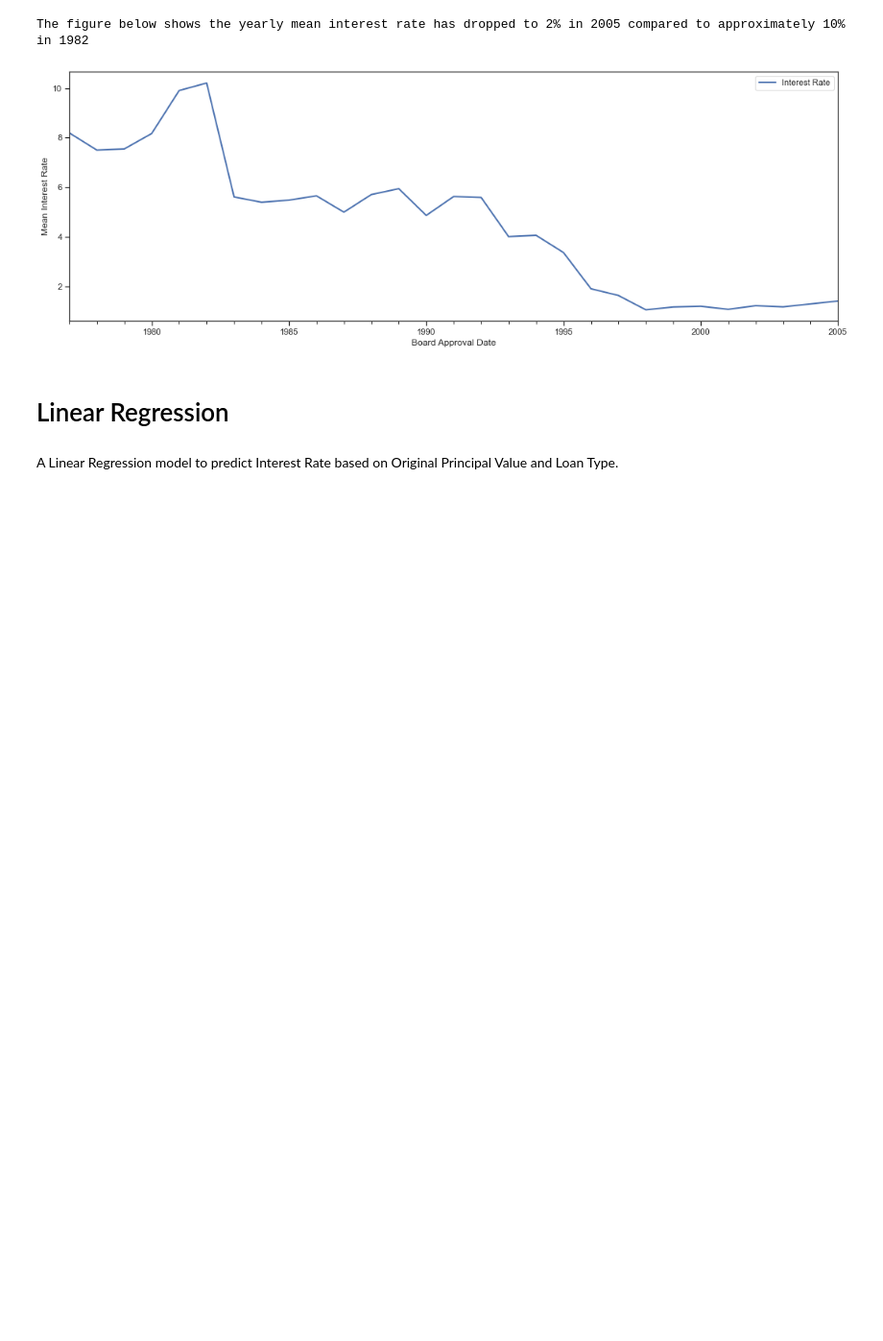
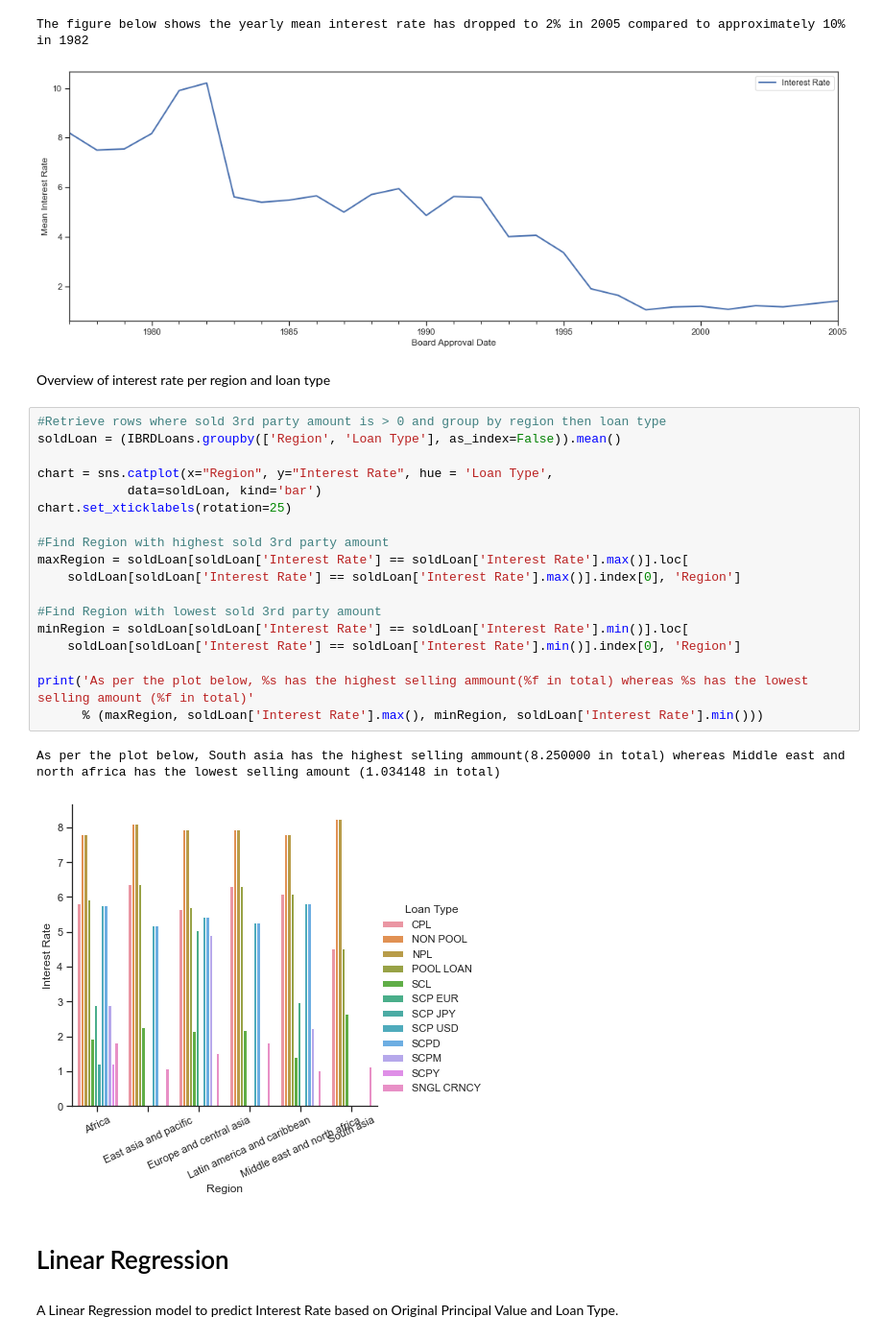
Before and after one commit to nataliay/Portfolio, a Jupyter notebook: IBRD Statement of Loans/IBRD Statement of Loans.ipynb, the cells around one changed output. Shown at 96% size. Saved outputs shown, nothing was run; the diff lists cells and outputs as text; blank space fills up the shorter version.

```diff
--- a/IBRD Statement of Loans/IBRD Statement of Loans.ipynb
+++ b/IBRD Statement of Loans/IBRD Statement of Loans.ipynb
@@ -297,6 +267,29 @@ print('The figure below shows the yearly mean interest rate has dropped to 2% in
 # %% [output]
 The figure below shows the yearly mean interest rate has dropped to 2% in 2005 compared to approximately 10% in 1982
 [figure]
+# %% [markdown]
+Overview of interest rate per region and loan type
+# %%
+#Retrieve rows where sold 3rd party amount is > 0 and group by region then loan type
+soldLoan = (IBRDLoans.groupby(['Region', 'Loan Type'], as_index=False)).mean()
+
+chart = sns.catplot(x="Region", y="Interest Rate", hue = 'Loan Type',
+            data=soldLoan, kind='bar')
+chart.set_xticklabels(rotation=25)
+
+#Find Region with highest sold 3rd party amount
+maxRegion = soldLoan[soldLoan['Interest Rate'] == soldLoan['Interest Rate'].max()].loc[
+    soldLoan[soldLoan['Interest Rate'] == soldLoan['Interest Rate'].max()].index[0], 'Region']
+
+#Find Region with lowest sold 3rd party amount
+minRegion = soldLoan[soldLoan['Interest Rate'] == soldLoan['Interest Rate'].min()].loc[
+    soldLoan[soldLoan['Interest Rate'] == soldLoan['Interest Rate'].min()].index[0], 'Region']
+
+print('As per the plot below, %s has the highest selling ammount(%f in total) whereas %s has the lowest selling amount (%f in total)'
+      % (maxRegion, soldLoan['Interest Rate'].max(), minRegion, soldLoan['Interest Rate'].min()))
+# %% [output]
+As per the plot below, South asia has the highest selling ammount(8.250000 in total) whereas Middle east and north africa has the lowest selling amount (1.034148 in total)
+[figure, added]
 # %% [markdown]
 # Linear Regression
 # %% [markdown]
```
Also changed, not shown: parts of 7 cells of this notebook.
